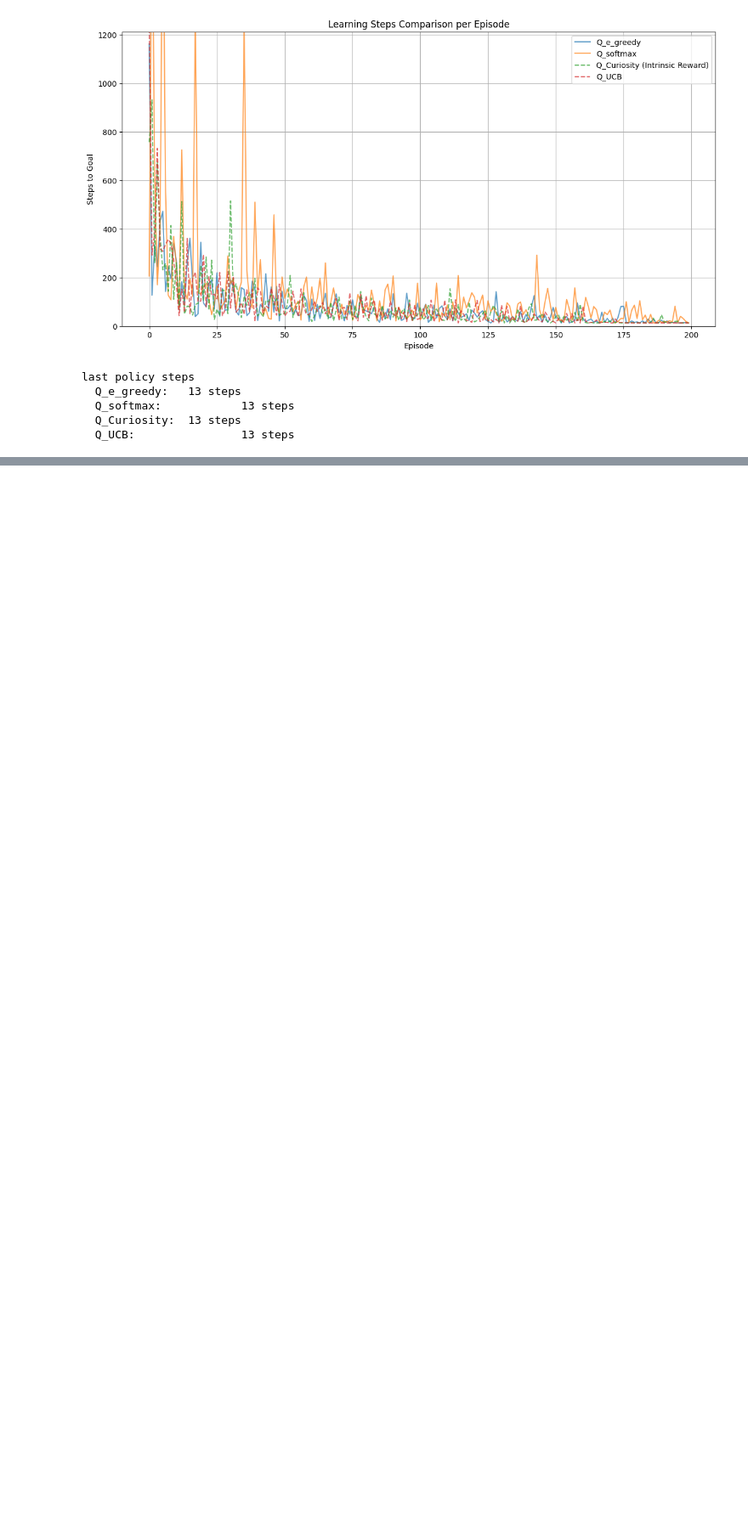
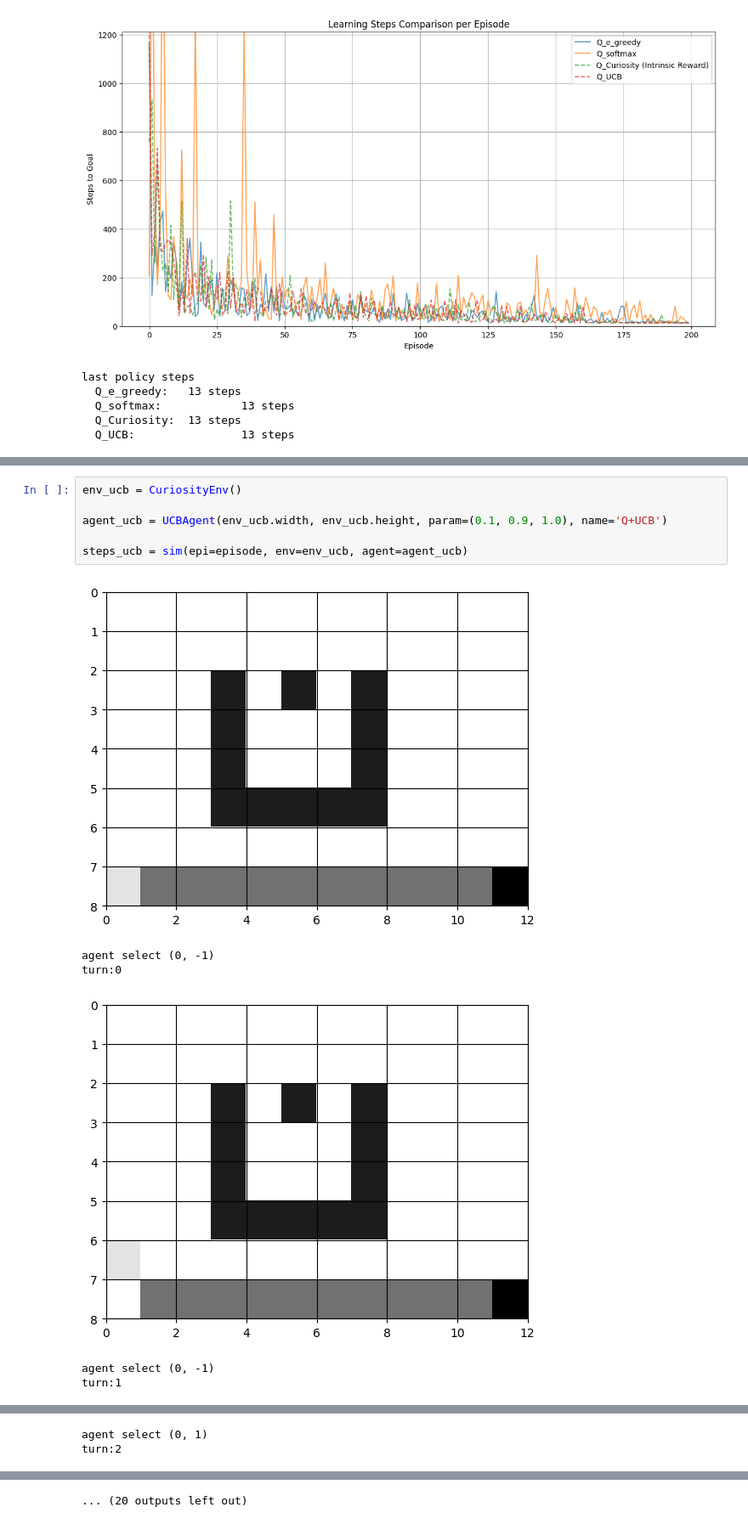
Before and after one commit to 24rd172/RL_human-like, a Jupyter notebook: AIP3_24RD172.ipynb, the cells around one changed output, grey strips where cells are left out. Shown at 85% size. Cells and saved outputs as stored; diff of their text form; blank space fills up the shorter version.

```diff
--- a/AIP3_24RD172.ipynb
+++ b/AIP3_24RD172.ipynb
@@ -596,0 +782,13 @@ last policy steps
+# %%
+env_ucb = CuriosityEnv()
+
+agent_ucb = UCBAgent(env_ucb.width, env_ucb.height, param=(0.1, 0.9, 1.0), name='Q+UCB')
+
+steps_ucb = sim(epi=episode, env=env_ucb, agent=agent_ucb)
+# %% [output]
+[figure, added]
+agent select (0, -1)
+turn:0
+[figure, added]
+agent select (0, -1)
+turn:1
@@ -596,0 +796,2 @@ last policy steps
+agent select (0, 1)
+turn:2
@@ -596,0 +807 @@ last policy steps
+... (20 outputs left out)
```
Also changed, not shown: parts of 13 cells of this notebook.
